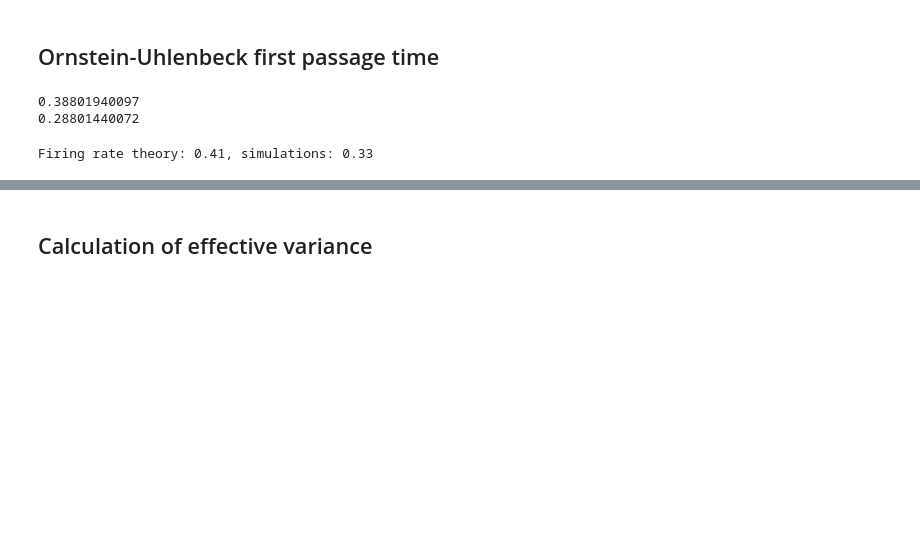
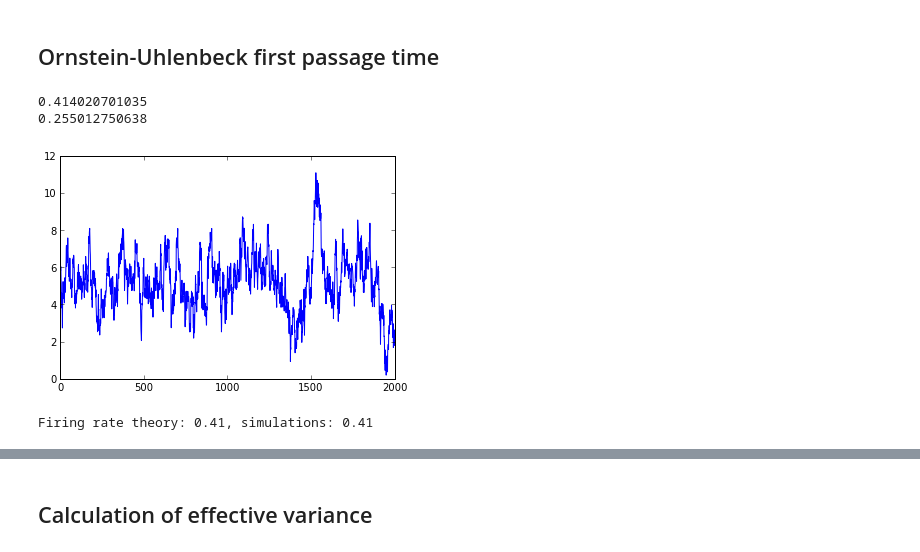
Before and after one commit to yzerlaut/transfer_functions, a Jupyter notebook: ornstein_uhlenbeck_covariance.ipynb, the cells around one changed output, grey strips where cells are left out. Cells and saved outputs as stored; diff of their text form; code cells hidden in the pictures; blank space fills up the shorter version.

```diff
--- a/ornstein_uhlenbeck_covariance.ipynb
+++ b/ornstein_uhlenbeck_covariance.ipynb
@@ -203,20 +219,23 @@ Ornstein-Uhlenbeck first passage time
 # %%
 mu, sigma, tau = 5, 1.5, 1
 dt = 0.05
 thresold = 4
 rescaled_ou = lambda mu, sigma,  tau, tmax:  ornstein_uhlenbeck(mu, sigma*np.sqrt(2./tau), 1./tau, tmax, dt)
 
+def spike_train(samples):
+    return (samples[1:]>threshold) & (samples[:-1]<threshold)
 def calc_fr(mu, sigma, tau, threshold, n=1000):
     ou_samples = rescaled_ou(mu, sigma, tau, n)
-    rate = np.mean((ou_samples[1:]>threshold) & (ou_samples[:-1]<threshold))/dt
+    rate = np.mean(spike_train(ou_samples))/dt
     return rate
 
 plt.plot(rescaled_ou(mu, sigma, tau, 100))
 print calc_fr(mu, sigma, tau, threshold)
 print calc_fr(mu, sigma, tau*2, threshold)
 # %% [output]
-0.38801940097
-0.28801440072
+0.414020701035
+0.255012750638
+[figure, added]
 # %%
 from scipy import integrate
 
@@ -238,11 +257,12 @@ def ou_rate(mu, sigma, tau, threshold):
     hfun = lambda x: np.inf
     p, err = integrate.dblquad(prob, -np.inf, threshold, gfun, hfun)
     return p/dt
+
 rate_theory = ou_rate(mu, sigma, tau, threshold)
 rate_simulations = calc_fr(mu, sigma, tau, threshold)
 print "Firing rate theory: %.2f, simulations: %.2f" % (rate_theory, rate_simulations)
 # %% [output]
-Firing rate theory: 0.41, simulations: 0.33
+Firing rate theory: 0.41, simulations: 0.41
 # %%
 def fr_tau(mu, sigma, taus, threshold, n=1e3):
     sim = [calc_fr(mu, sigma, tau, threshold, n=1e2) for tau in taus]
```
Also changed, not shown: parts of 19 cells of this notebook.
